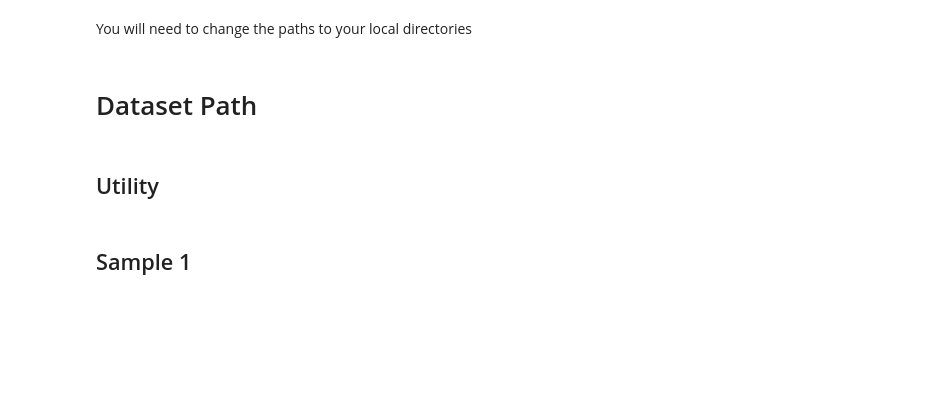
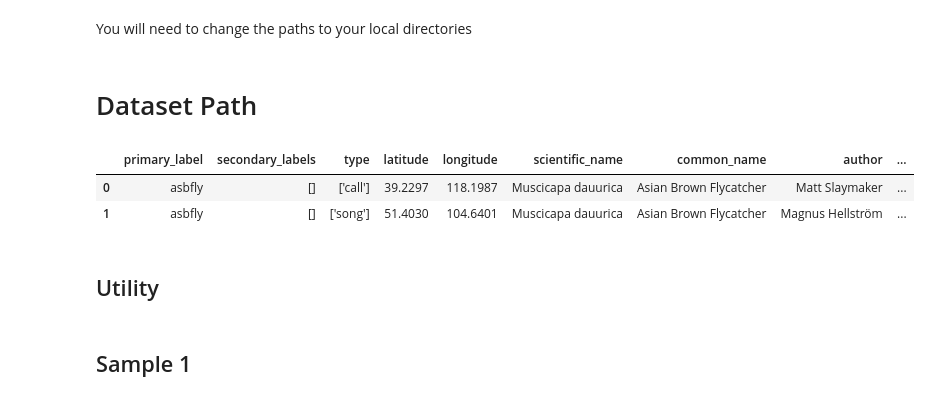
Before and after one commit to jameslu3/bird-sound-detection, a Jupyter notebook: birdclef24-initial-implementation.ipynb, the cells around one changed output. Saved outputs shown, nothing was run; the diff lists cells and outputs as text; code cells hidden in the pictures; blank space fills up the shorter version.

```diff
--- a/birdclef24-initial-implementation.ipynb
+++ b/birdclef24-initial-implementation.ipynb
@@ -71,7 +86,7 @@ class CFG:
     augment=True
 
     # Class Labels for BirdCLEF 24
-    class_names = sorted(os.listdir(r"C:/Users/oki08/Downloads/BirdClef_2024/train_audio")) # Change this  path
+    class_names = sorted(os.listdir(r"data/birdclef-2024/train_audio")) # Change this  path
     num_classes = len(class_names)
     class_labels = list(range(num_classes))
     label2name = dict(zip(class_labels, class_names))
@@ -83,12 +96,16 @@ BASE_PATH = r"C:/Users/oki08/Downloads/BirdClef_2024"
 # %%
-df = pd.read_csv(f'{BASE_PATH}/train_metadata.csv')
-df['filepath'] = BASE_PATH + '/train_audio/' + df.filename
+df = pd.read_csv(f'data/birdclef-2024/train_metadata.csv')
+df['filepath'] =  'data/birdclef-2024/train_audio/' + df.filename
 df['target'] = df.primary_label.map(CFG.name2label)
 df['filename'] = df.filepath.map(lambda x: x.split('/')[-1])
 df['xc_id'] = df.filepath.map(lambda x: x.split('/')[-1].split('.')[0])
 
 # Display rwos
 df.head(2)
+# %% [output]
+|  | primary_label | secondary_labels | type | latitude | longitude | scientific_name | common_name | author | ... |
+| 0 | asbfly | [] | ['call'] | 39.2297 | 118.1987 | Muscicapa dauurica | Asian Brown Flycatcher | Matt Slaymaker | ... |
+| 1 | asbfly | [] | ['song'] | 51.4030 | 104.6401 | Muscicapa dauurica | Asian Brown Flycatcher | Magnus Hellström | ... |
 # %% [markdown]
 ## Utility
 # %%
```
Also changed, not shown: parts of 39 cells of this notebook, 2 other files.
